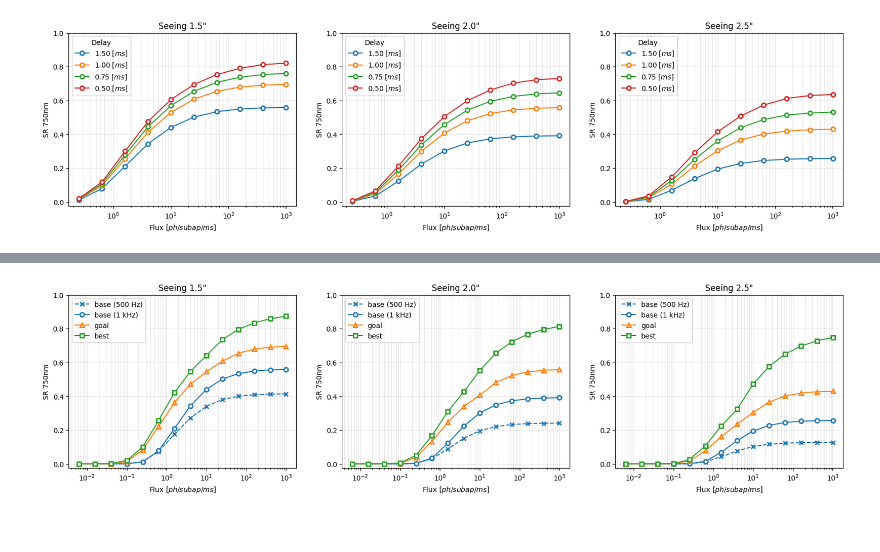
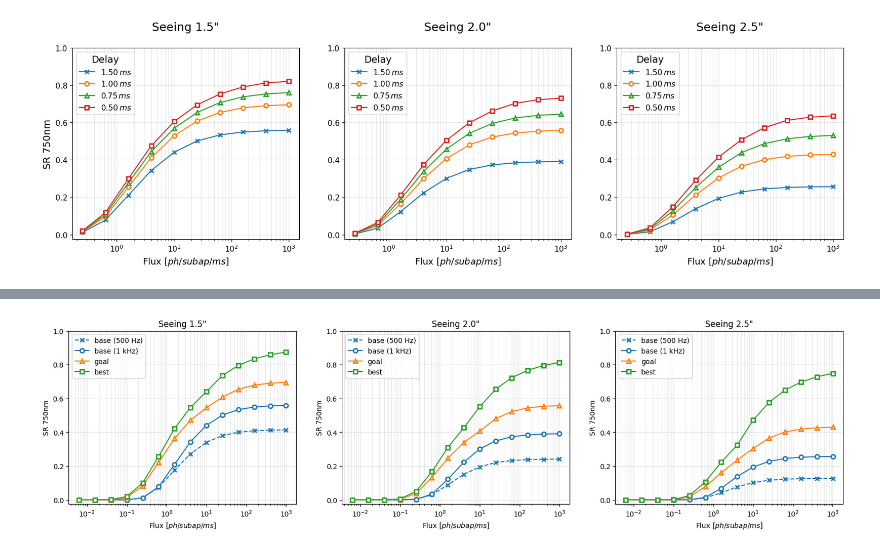
Before and after one commit to Menessao/SPECULA, a Jupyter notebook: config/EKARUS/ekarusEBplots.ipynb, the cells around one changed output, grey strips where cells are left out. Cells and saved outputs as stored; diff of their text form; code cells hidden in the pictures.

Commit message:
Updated plots

```diff
--- a/config/EKARUS/ekarusEBplots.ipynb
+++ b/config/EKARUS/ekarusEBplots.ipynb
@@ -220,31 +218,33 @@ vv4,tot4=plot_error_vs_magnitude(dataframe4, min_mag=0, max_mag=9)
 # %%
-sr = lambda err,wvlNm: np.exp(-(err/wvlNm*2*np.pi)**2)
+sr = lambda err,wvl: np.exp(-(err/wvl*2*np.pi)**2)
 seeings = np.array([1.5,2.0,2.5])
 
-plt.figure(figsize=(20,4.5))
+plt.figure(figsize=(20,5))
 for idx in range(3):
     plt.subplot(1,3,idx+1)
-    plt.semilogx(vv[idx],sr(tot[idx],750), marker='o',linestyle='-',
+    plt.semilogx(vv[idx],sr(tot[idx],750), marker='x',linestyle='-',
                     markerfacecolor='white',
-                    markeredgewidth=2, label=r'$1.50 \;[ms]$')
-    plt.semilogx(vv2[idx],sr(tot2[idx],750), marker='o',linestyle='-',
+                    markeredgewidth=2, label=r'$1.50\,ms$')
+    plt.semilogx(vv[idx],sr(tot2[idx],750), marker='o',linestyle='-',
                     markerfacecolor='white',
-                    markeredgewidth=2, label=r'$1.00 \;[ms]$')
-    plt.semilogx(vv3[idx],sr(tot3[idx],750), marker='o',linestyle='-',
+                    markeredgewidth=2, label=r'$1.00\,ms$')
+    plt.semilogx(vv[idx],sr(tot3[idx],750), marker='^',linestyle='-',
                     markerfacecolor='white',
-                    markeredgewidth=2, label=r'$0.75 \;[ms]$')
-    plt.semilogx(vv4[idx],sr(tot4[idx],750), marker='o',linestyle='-',
+                    markeredgewidth=2, label=r'$0.75\,ms$')
+    plt.semilogx(vv[idx],sr(tot4[idx],750), marker='s',linestyle='-',
                     markerfacecolor='white',
-                    markeredgewidth=2, label=r'$0.50 \;[ms]$')
-    plt.legend(title='Delay',loc='best')
-    plt.xlabel(r'Flux $[ph/subap/ms]$')
-    # if idx == 0:
-    plt.ylabel('SR 750nm')
+                    markeredgewidth=2, label=r'$0.50\,ms$')
+    plt.legend(title='Delay', loc='upper left', fontsize=8*1.4, title_fontsize=10*1.4)
+    plt.xlabel(r'Flux $[ph/subap/ms]$',fontsize=13)
+    plt.xticks(fontsize=8*1.4)
+    plt.yticks(fontsize=8*1.4)
+    if idx == 0:
+        plt.ylabel('SR 750nm',fontsize=10*1.4)
     plt.grid(which='both',alpha=0.3)
     plt.ylim([-0.025,1])
-    plt.title(f'Seeing {seeings[idx]:1.1f}"')
+    plt.title(f'Seeing {seeings[idx]:1.1f}"\n',fontsize=12*1.4)
 # %% [output]
-[figure, old version]
+[figure, new version]
 # %%
 
 dataframe = pd.read_csv('/raid1/mmenessini/results/EKARUS/ebv2_csv/eb_ekarus_rMod5.0_delay1.50ms_bin1.csv')
```
Also changed, not shown: parts of 8 cells of this notebook, 7 other files.
